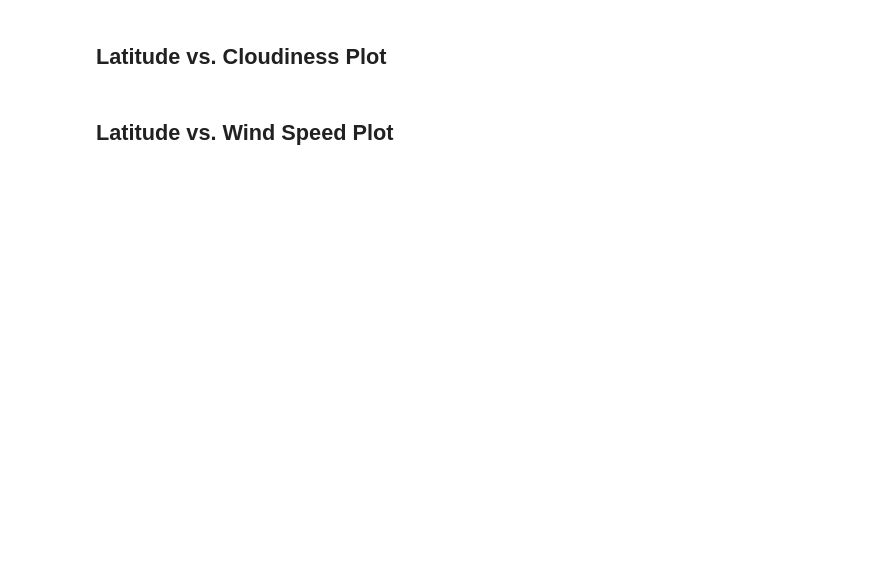
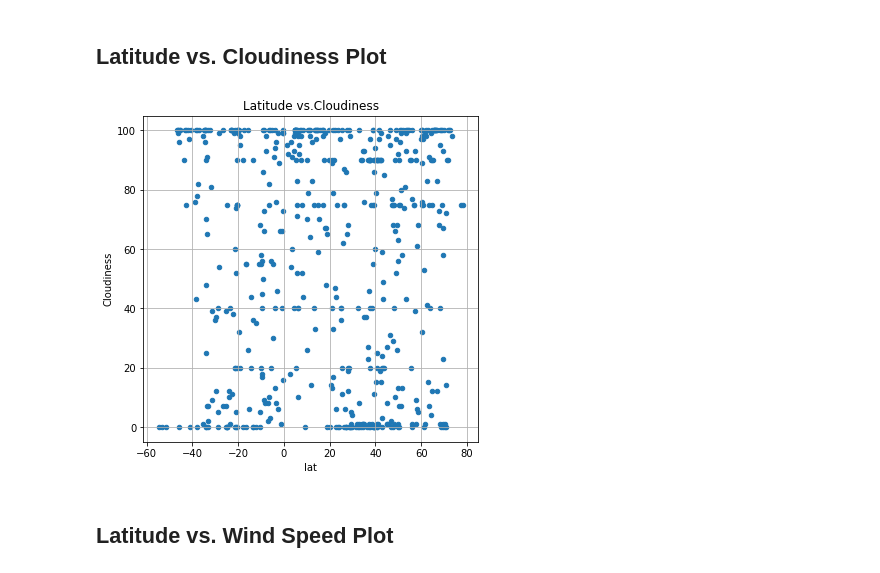
Before and after one commit to RZHANG2021/python-api-challenge, a Jupyter notebook: starter_code/WeatherPy.ipynb, the cells around one changed output. Cells and saved outputs as stored; diff of their text form; code cells hidden in the pictures; blank space fills up the shorter version.

```diff
--- a/starter_code/WeatherPy.ipynb
+++ b/starter_code/WeatherPy.ipynb
@@ -256,4 +270,11 @@ clean_data.describe()
 # %% [markdown]
 ## Latitude vs. Cloudiness Plot
+# %%
+#Latitude vs. Cloudiness Plot
+clean_data.plot(kind="scatter", x="lat", y="Cloudiness", grid=True, figsize=(6,6),
+              title="Latitude vs.Cloudiness");
+plt.savefig("../output_data/lat vs Cloudiness.png")
+# %% [output]
+[figure, added]
 # %% [markdown]
 ## Latitude vs. Wind Speed Plot
```
Also changed, not shown: parts of 23 cells of this notebook, 13 other files.
